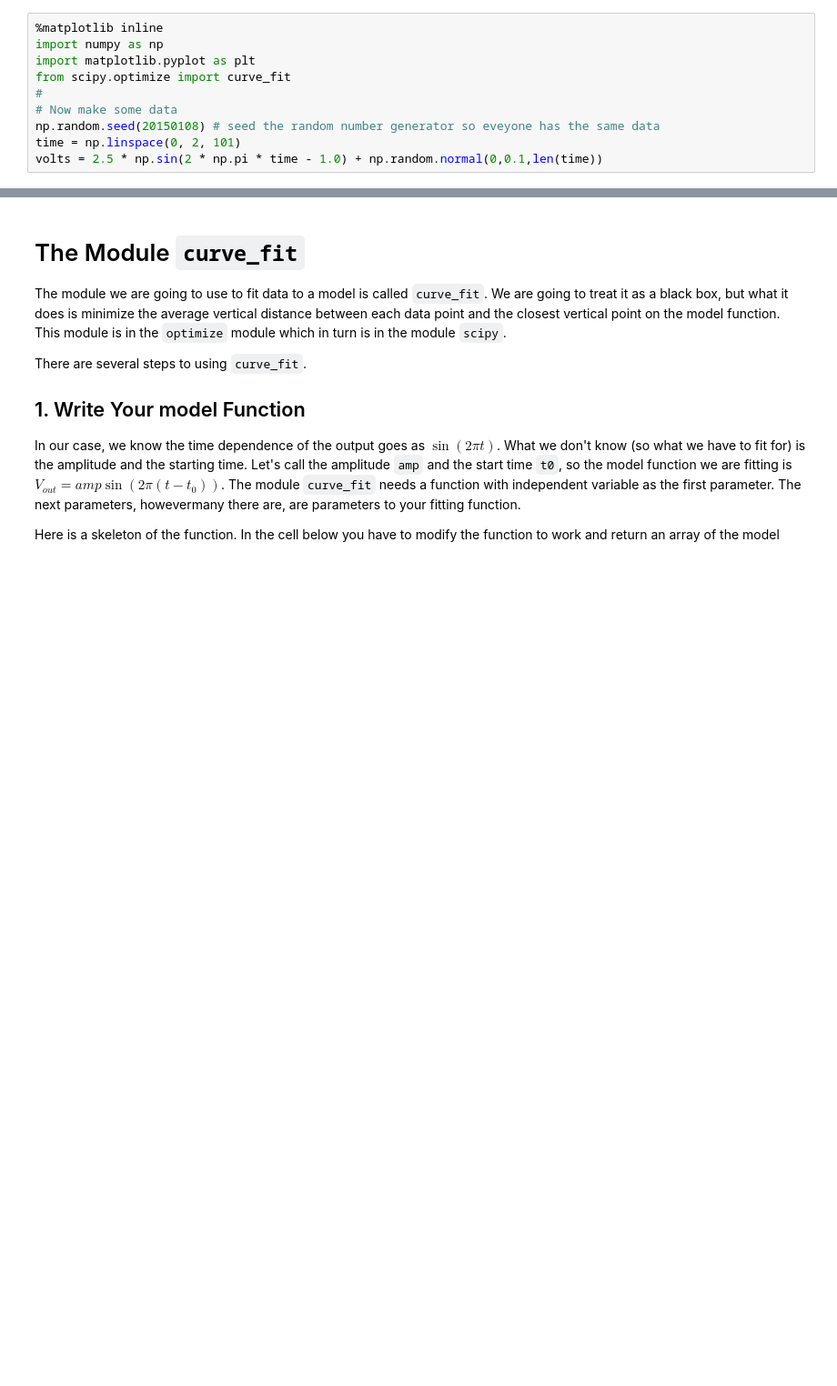
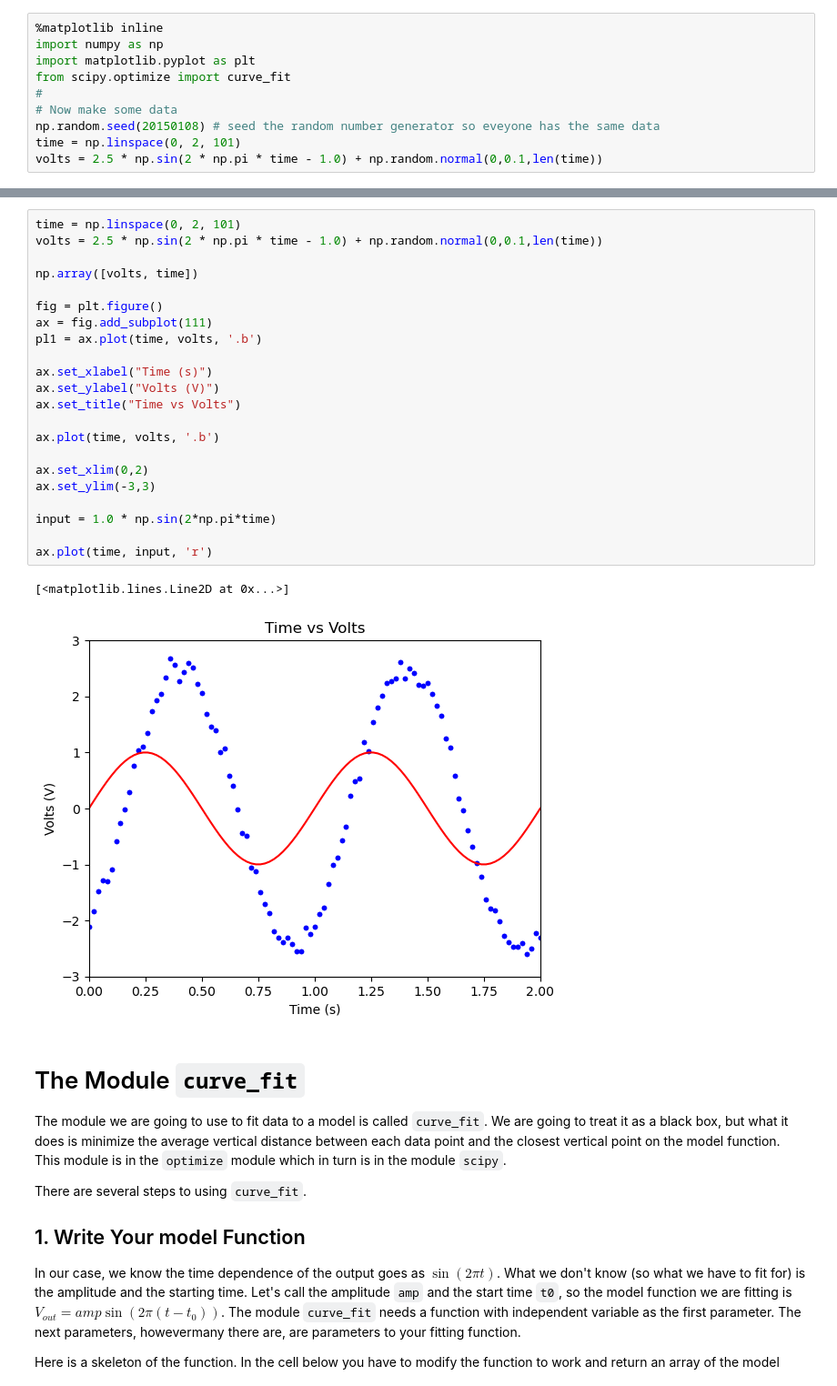
Before and after one commit to DuquesneAtomicPhysics/PythonJupyterSkills, a Jupyter notebook: Skill-06-Fitting-Data-Student.ipynb, the cells around one changed output, grey strips where cells are left out. Shown at 91% size. Saved outputs shown, nothing was run; the diff lists cells and outputs as text; blank space fills up the shorter version.

Commit message:
Completed 6
Worked on plotting arrays and two x axes

```diff
--- a/Skill-06-Fitting-Data-Student.ipynb
+++ b/Skill-06-Fitting-Data-Student.ipynb
@@ -34,6 +34,31 @@ You almost **always** want to start your data analysis by plotting your data, so
 ![First Plot](Skill-06a.png)
 
 ** Plot the data in array `volts` and create the array for `input`.  **
+# %%
+time = np.linspace(0, 2, 101)
+volts = 2.5 * np.sin(2 * np.pi * time - 1.0) + np.random.normal(0,0.1,len(time))
+
+np.array([volts, time])
+
+fig = plt.figure()
+ax = fig.add_subplot(111)
+pl1 = ax.plot(time, volts, '.b')
+
+ax.set_xlabel("Time (s)")
+ax.set_ylabel("Volts (V)")
+ax.set_title("Time vs Volts")
+
+ax.plot(time, volts, '.b')
+
+ax.set_xlim(0,2)
+ax.set_ylim(-3,3)
+
+input = 1.0 * np.sin(2*np.pi*time)
+
+ax.plot(time, input, 'r')
+# %% [output]
+[<matplotlib.lines.Line2D at 0x...>]
+[figure, added]
 # %% [markdown]
 # The Module `curve_fit`
 The module we are going to use to fit data to a model is called `curve_fit`. We are going to treat it as a black box, but what it does is minimize the average vertical distance between each data point and the closest vertical point on the model function. This module is in the `optimize` module which in turn is in the module `scipy`.
```
Also changed, not shown: parts of 8 cells of this notebook.
